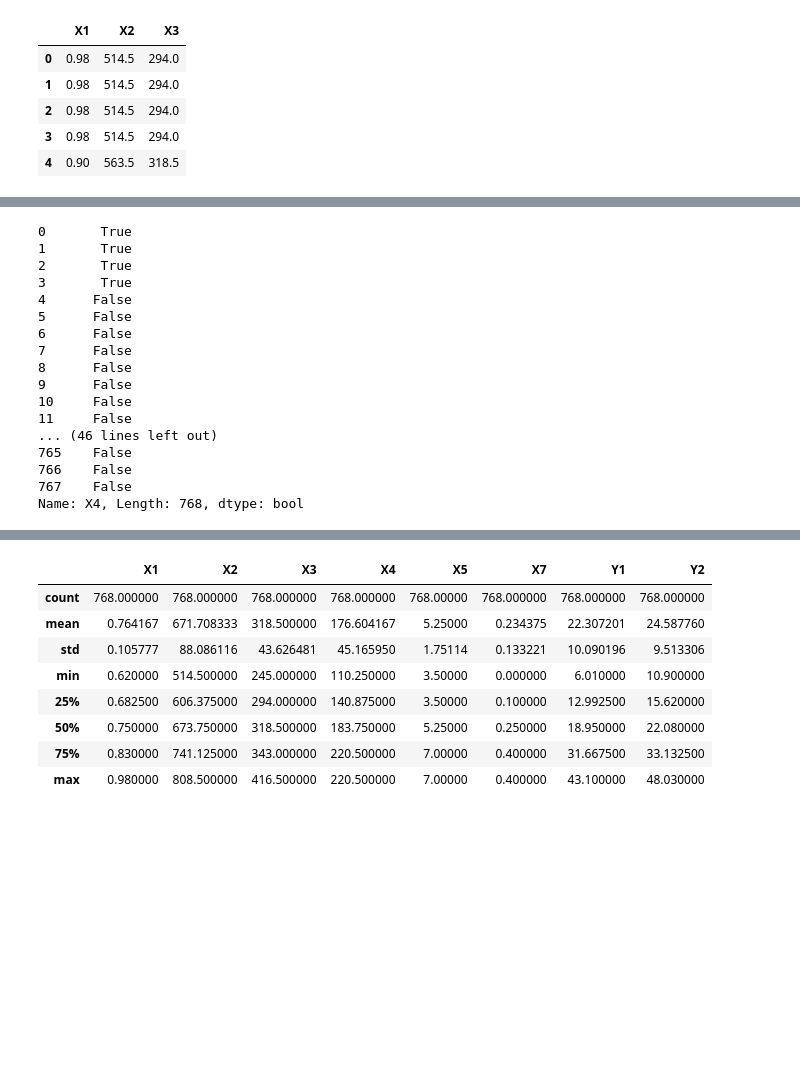
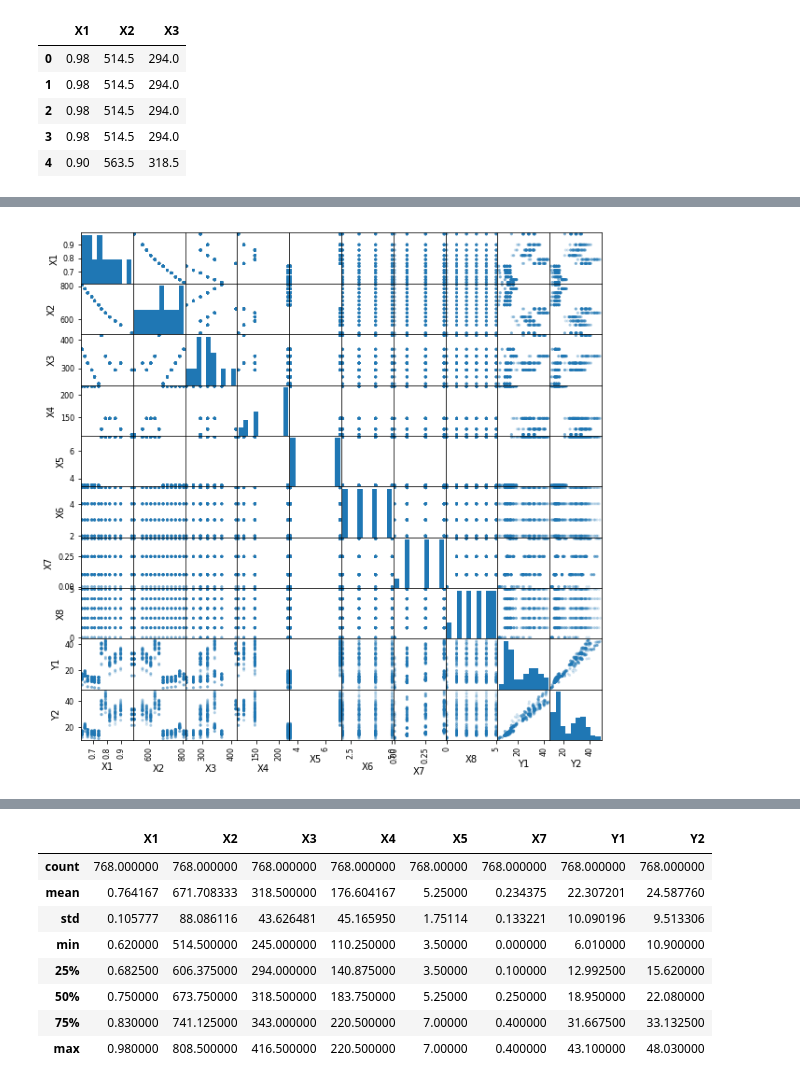
Before and after one commit to NikolayMarushkin/Machine-Learning, a Jupyter notebook: Energy efficiency.ipynb, the cells around one changed output, grey strips where cells are left out. Cells and saved outputs as stored; diff of their text form; code cells hidden in the pictures; blank space fills up the shorter version.

```diff
--- a/Energy efficiency.ipynb
+++ b/Energy efficiency.ipynb
@@ -230,20 +302,6 @@ pass
-# %%
-data['X4'] == 110.25
-# %% [output]
-0       True
-1       True
-2       True
-3       True
-4      False
-5      False
-6      False
-7      False
-8      False
-9      False
-10     False
-11     False
-... (46 lines left out)
-765    False
-766    False
-767    False
-Name: X4, Length: 768, dtype: bool
+# %%
+from pandas.plotting import scatter_matrix
+scatter_matrix(data, alpha = .2, figsize = (10, 10))
+pass
+# %% [output]
+[figure, added]
```
Also changed, not shown: parts of 67 cells of this notebook.
